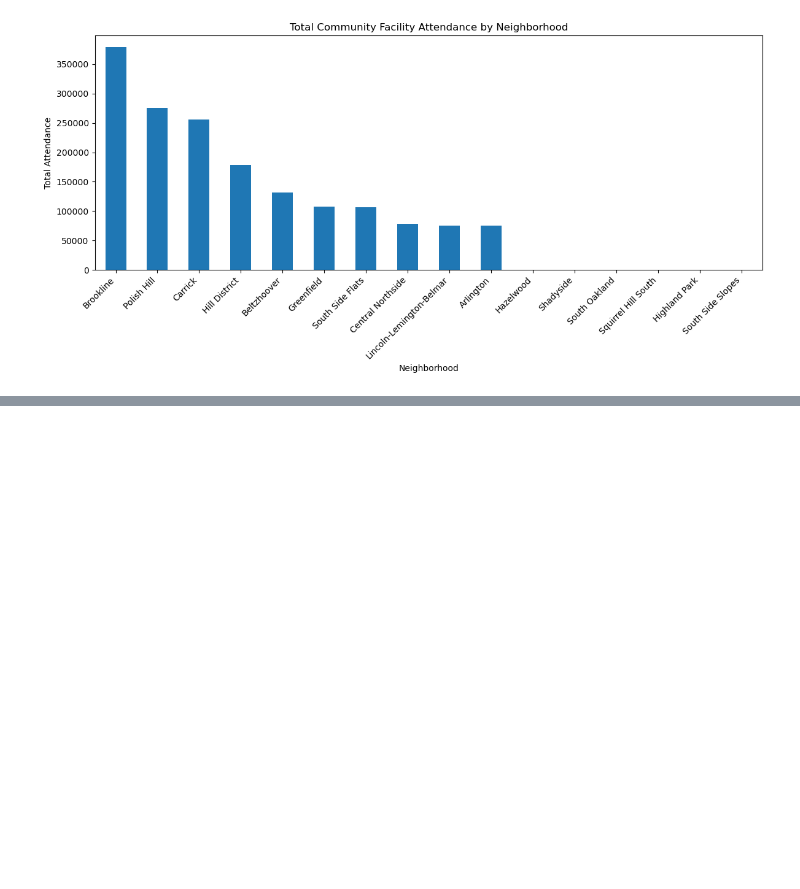
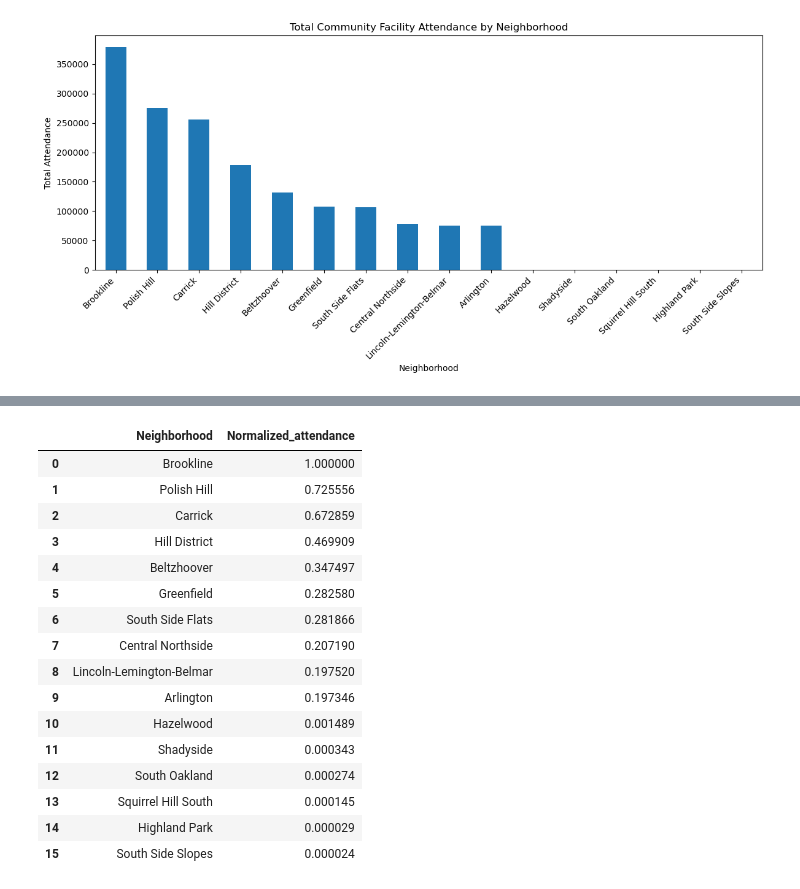
Before and after one commit to wrylht/Final-project-0011, a Jupyter notebook: Ruizhi Huang_attendance/Ruizhi Huang_Community Center Attendance.ipynb, the cells around one changed output, grey strips where cells are left out. Drawn from its saved outputs; the diff is of its cells as text; code cells hidden in the pictures; blank space fills up the shorter version.

```diff
--- a/Ruizhi Huang_attendance/Ruizhi Huang_Community Center Attendance.ipynb
+++ b/Ruizhi Huang_attendance/Ruizhi Huang_Community Center Attendance.ipynb
@@ -129,0 +161,26 @@ plt.show()
+# %%
+normalized_result = result / result.max()
+normalized_result = normalized_result.sort_values(ascending=False)
+
+normalized_df = normalized_result.reset_index()
+normalized_df.columns = ["Neighborhood", "Normalized_attendance"]
+
+normalized_df
+# %% [output]
+|  | Neighborhood | Normalized_attendance |
+| 0 | Brookline | 1.000000 |
+| 1 | Polish Hill | 0.725556 |
+| 2 | Carrick | 0.672859 |
+| 3 | Hill District | 0.469909 |
+| 4 | Beltzhoover | 0.347497 |
+| 5 | Greenfield | 0.282580 |
+| 6 | South Side Flats | 0.281866 |
+| 7 | Central Northside | 0.207190 |
+| 8 | Lincoln-Lemington-Belmar | 0.197520 |
+| 9 | Arlington | 0.197346 |
+| 10 | Hazelwood | 0.001489 |
+| 11 | Shadyside | 0.000343 |
+| 12 | South Oakland | 0.000274 |
+| 13 | Squirrel Hill South | 0.000145 |
+| 14 | Highland Park | 0.000029 |
+| 15 | South Side Slopes | 0.000024 |
```
Also changed, not shown: parts of 23 cells of this notebook.
